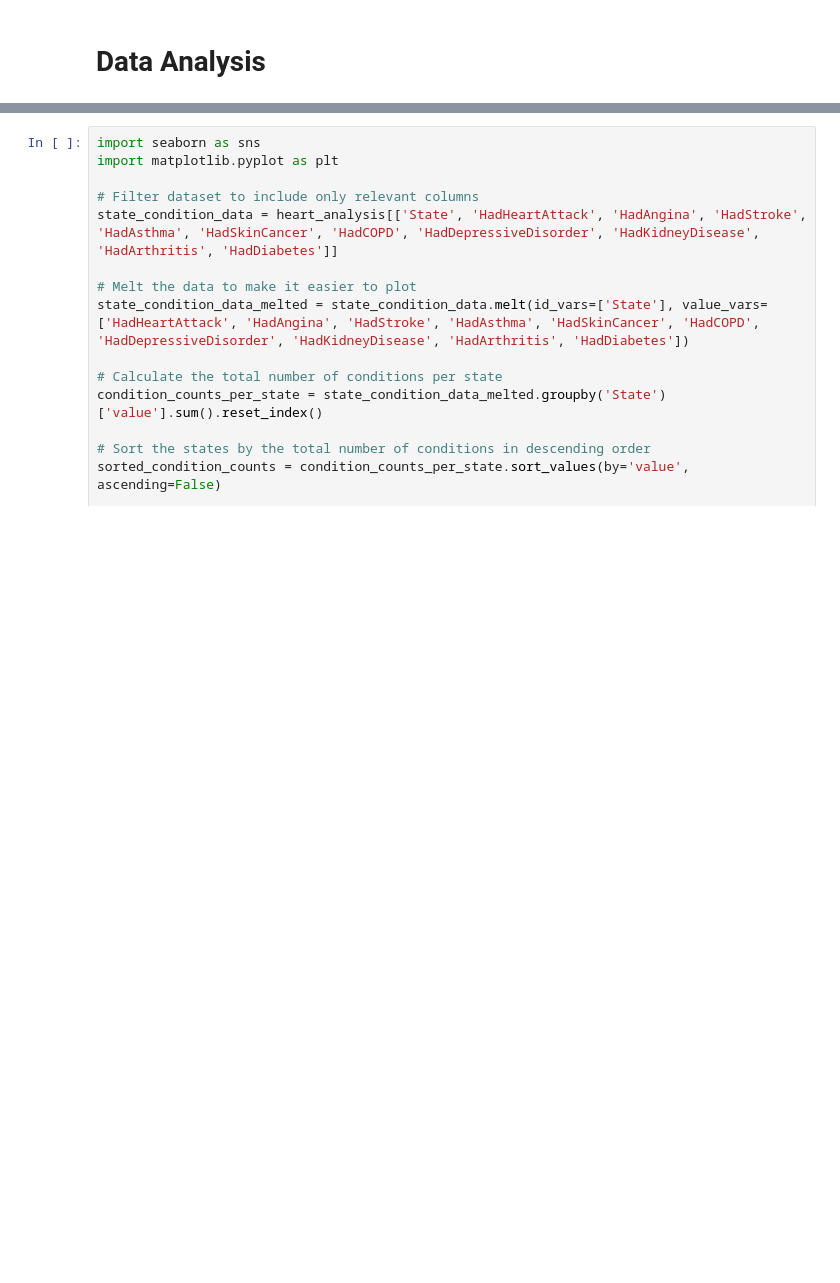
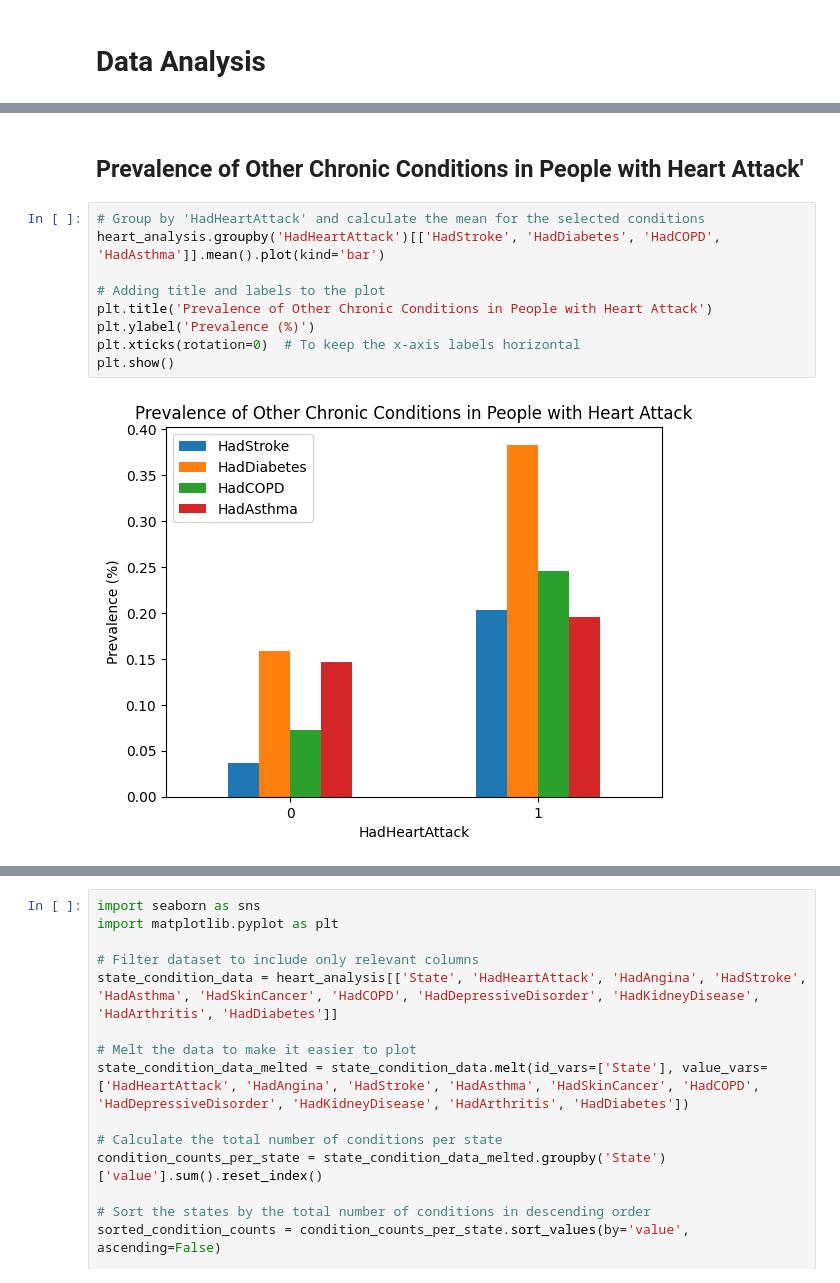
Before and after one commit to bonareri/Python-Data-Analysis, a Jupyter notebook: Heart_Analysis.ipynb, the cells around one changed output, grey strips where cells are left out. Drawn from its saved outputs; the diff is of its cells as text; blank space fills up the shorter version.

```diff
--- a/Heart_Analysis.ipynb
+++ b/Heart_Analysis.ipynb
@@ -396,0 +466,13 @@ Key Questions to Answer:
+# %% [markdown]
+## Prevalence of Other Chronic Conditions in People with Heart Attack'
+# %%
+# Group by 'HadHeartAttack' and calculate the mean for the selected conditions
+heart_analysis.groupby('HadHeartAttack')[['HadStroke', 'HadDiabetes', 'HadCOPD', 'HadAsthma']].mean().plot(kind='bar')
+
+# Adding title and labels to the plot
+plt.title('Prevalence of Other Chronic Conditions in People with Heart Attack')
+plt.ylabel('Prevalence (%)')
+plt.xticks(rotation=0)  # To keep the x-axis labels horizontal
+plt.show()
+# %% [output]
+[figure, added]
```
Also changed, not shown: parts of 30 cells of this notebook.
